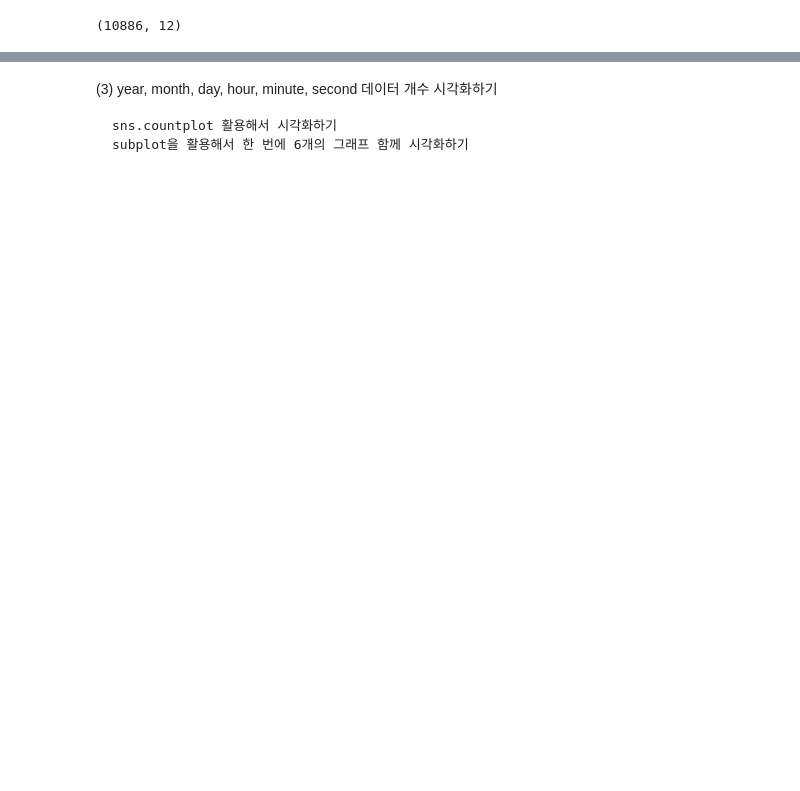
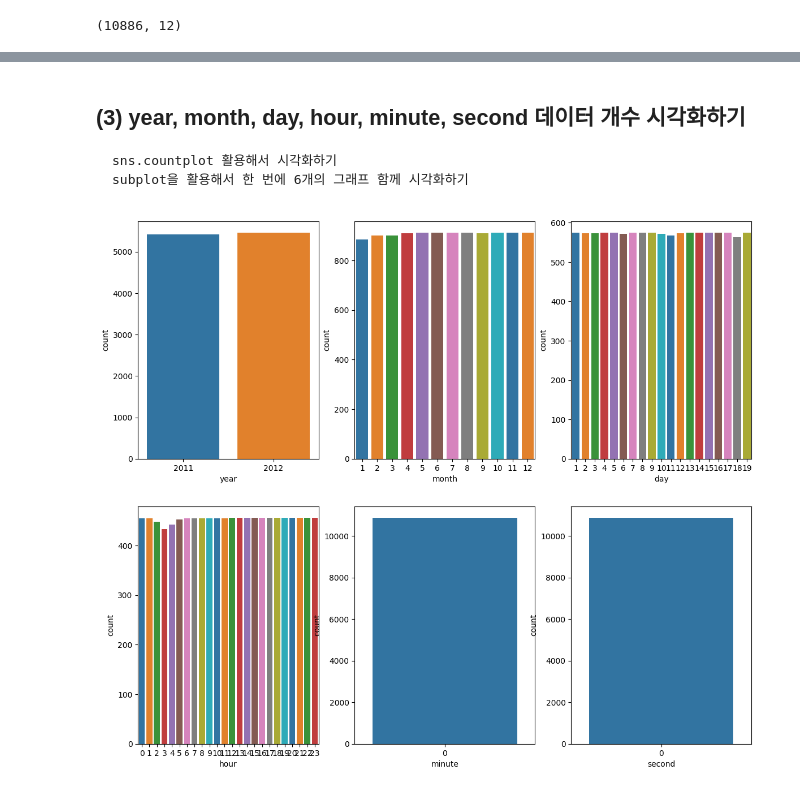
Before and after one commit to coronarita1991/AIFFEL_RESEARCH_STUDY, a Jupyter notebook: 20240522_LMS_Project_JunghoonLee.ipynb, the cells around one changed output, grey strips where cells are left out. Saved outputs shown, nothing was run; the diff lists cells and outputs as text; code cells hidden in the pictures; blank space fills up the shorter version.

```diff
--- a/20240522_LMS_Project_JunghoonLee.ipynb
+++ b/20240522_LMS_Project_JunghoonLee.ipynb
@@ -314,3 +324,9 @@ train.shape
 
     to_datetime 활용 : 링크 참조
     pandas datetime extract year month day 키워드로 검색해 보기
+# %%
+# https://pandas.pydata.org/docs/reference/api/pandas.to_datetime.html 참조
+
+# datetime64 자료형으로 추출
+_datetime = pd.to_datetime(train['datetime'])
+_datetime
@@ -316,0 +346,10 @@ train.shape
+# %%
+# 6가지의 컬럼 생성하기
+train['year'] = _datetime.dt.year
+train['month'] = _datetime.dt.month
+train['day'] = _datetime.dt.day
+train['hour'] = _datetime.dt.hour
+train['minute'] = _datetime.dt.minute
+train['second'] = _datetime.dt.second
+
+train.head() # 추가가 된 것을 확인
@@ -317,5 +363,19 @@ train.shape
 # %% [markdown]
-(3) year, month, day, hour, minute, second 데이터 개수 시각화하기
+## (3) year, month, day, hour, minute, second 데이터 개수 시각화하기
 
     sns.countplot 활용해서 시각화하기
     subplot을 활용해서 한 번에 6개의 그래프 함께 시각화하기
+# %%
+import matplotlib.pyplot as plt
+import seaborn as sns
+
+fig = plt.figure(figsize=(14, 12))
+col_names = ['year', 'month', 'day', 'hour', 'minute', 'second']
+
+# 6개 - 2행 3열의 subplot으로 시각화를 진행
+for idx, col_name in enumerate(col_names, start=1) :
+    ax = plt.subplot(2, 3, idx)
+    sns.countplot(train, x =col_name, hue=col_name, ax=ax, palette='tab10', legend=False)
+plt.show()
+# %% [output]
+[figure, added]
```
Also changed, not shown: parts of 72 cells of this notebook.
